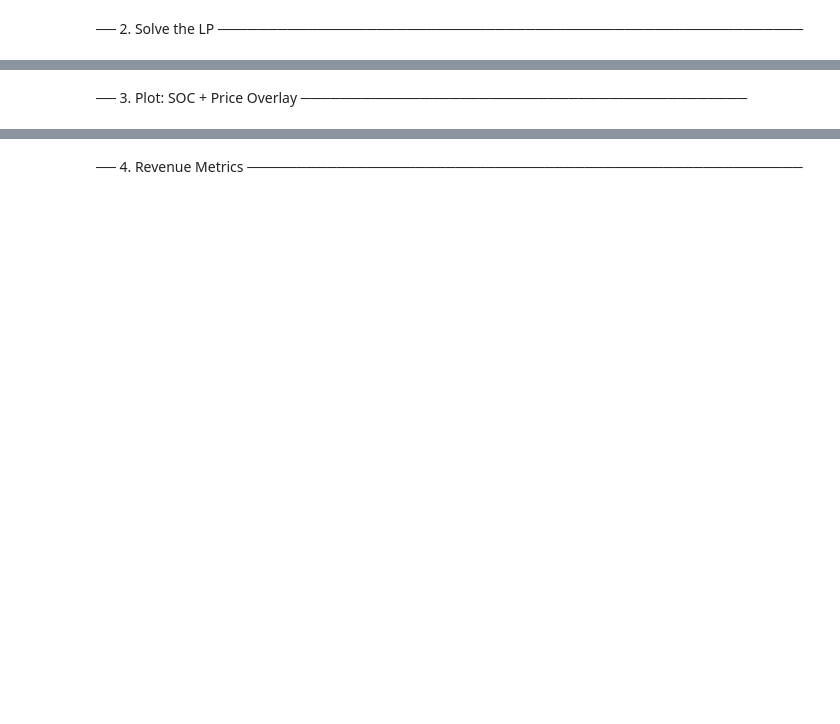
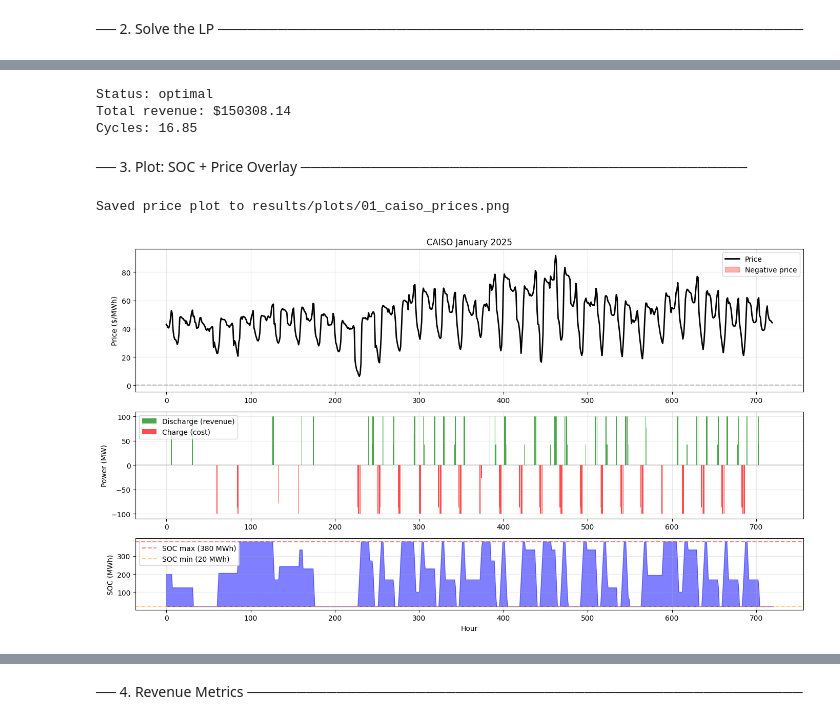
Before and after one commit to GigaLint1/Battery-Optimiser, a Jupyter notebook: notebooks/01_lp_perfect_foresight.ipynb, the cells around one changed output, grey strips where cells are left out. Cells and saved outputs as stored; diff of their text form; code cells hidden in the pictures; blank space fills up the shorter version.

```diff
--- a/notebooks/01_lp_perfect_foresight.ipynb
+++ b/notebooks/01_lp_perfect_foresight.ipynb
@@ -40,4 +45,4 @@ from src.battery.fetcher import fetch_caiso_prices, fetch_ercot_prices, process_
 # prices_ercot = fetch_ercot_prices("2025-01-01", "2025-12-31")
 # ERCOT API does not provide historical data that far back
 
-prices_caiso = fetch_caiso_prices("2025-01-01", "2025-12-31")
+prices_caiso = fetch_caiso_prices("2025-01-02", "2025-02-01")
@@ -66,5 +152,5 @@ print("\nSolving LP for CAISO year...")
 # %%
-result = optimizer.solve(prices_caiso.values)
-print(f"Status: {result.status}")
-print(f"Total revenue: ${result.total_revenue:.2f}")
-print(f"Cycles: {result.n_cycles:.2f}")
+result_caiso = optimizer.solve(prices_caiso.values)
+print(f"Status: {result_caiso.status}")
+print(f"Total revenue: ${result_caiso.total_revenue:.2f}")
+print(f"Cycles: {result_caiso.n_cycles:.2f}")
@@ -73,8 +165,12 @@ print("\nSolving LP for ERCOT year...")
-# %%
-result = optimizer.solve(prices_ercot.values)
-print(f"Status: {result.status}")
-print(f"Total revenue: ${result.total_revenue:.2f}")
-print(f"Cycles: {result.n_cycles:.2f}")
+# %%
+result_ercot = optimizer.solve(prices_ercot.values)
+print(f"Status: {result_ercot.status}")
+print(f"Total revenue: ${result_ercot.total_revenue:.2f}")
+print(f"Cycles: {result_ercot.n_cycles:.2f}")
+# %% [output]
+Status: optimal
+Total revenue: $150308.14
+Cycles: 16.85
 # %% [markdown]
 ── 3. Plot: SOC + Price Overlay ─────────────────────────────────────────────
 # %%
@@ -131,8 +227,11 @@ def plot_dispatch(prices: pd.Series, result, battery: BatteryConfig, title: str)
     plt.tight_layout()
     return fig
 # %%
-# Plot synthetic prices even before LP is implemented
-fig = plot_dispatch(prices_caiso, result=None, battery=battery,
-                    title="CAISO Sample Year — Prices Only")
-plt.savefig("results/plots/01_caiso_prices.png", dpi=150, bbox_inches='tight')
+# Plot
+fig = plot_dispatch(prices_caiso, result=result_caiso, battery=battery,
+                    title="CAISO January 2025")
+plt.savefig("results/plots/01_caiso_jan.png", dpi=150, bbox_inches='tight')
 print("\nSaved price plot to results/plots/01_caiso_prices.png")
+# %% [output]
+Saved price plot to results/plots/01_caiso_prices.png
+[figure, added]
```
Also changed, not shown: parts of 13 cells of this notebook, 4 other files.
